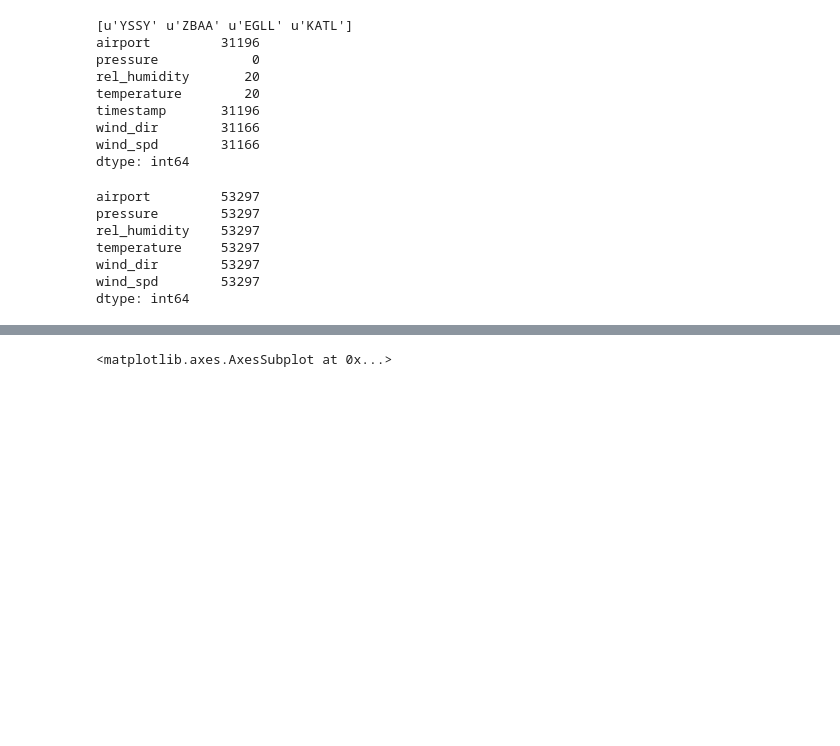
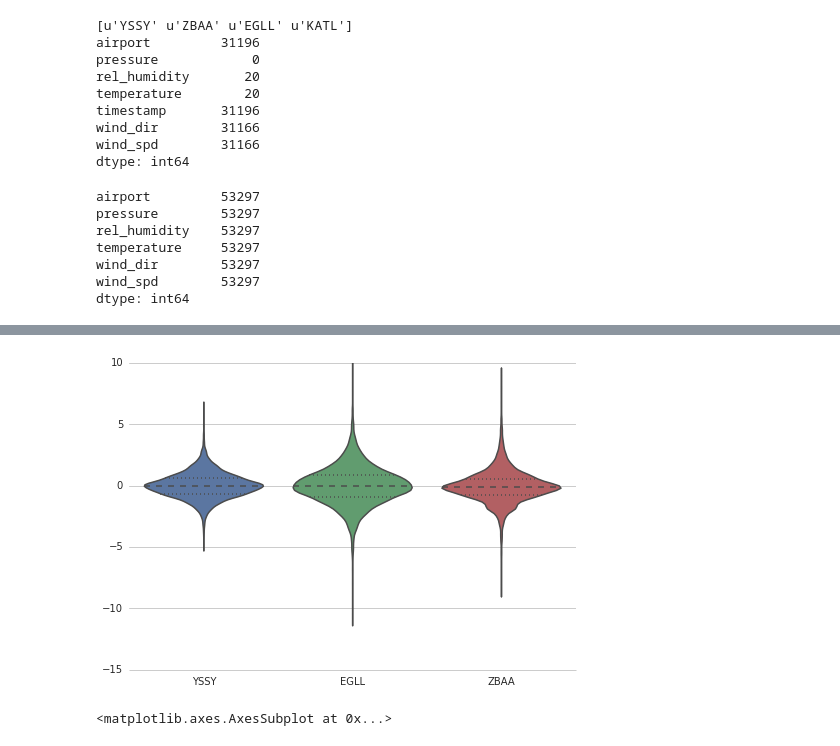
Before and after one commit to monkeybutter/aeroweather, a Jupyter notebook: analysis.ipynb, the cells around one changed output, grey strips where cells are left out. Saved outputs shown, nothing was run; the diff lists cells and outputs as text; code cells hidden in the pictures; blank space fills up the shorter version.

```diff
--- a/analysis.ipynb
+++ b/analysis.ipynb
@@ -294,3 +334,29 @@ dtype: int64
+# %%
+import pandas as pd
+import seaborn as sb
+import json
+
+with open('/Users/monkeybutter/Dropbox/Data for Tree/Results/yssy_metar_wind_spd_100.json') as data_file:
+    data = json.load(data_file)
+
+egll = pd.Series(data)
+
+with open('/Users/monkeybutter/Dropbox/Data for Tree/Results/egll_metar_wind_spd_100.json') as data_file:
+    data = json.load(data_file)
+
+yssy = pd.Series(data)
+
+
+with open('/Users/monkeybutter/Dropbox/Data for Tree/Results/zbaa_metar_wind_spd_100.json') as data_file:
+    data = json.load(data_file)
+
+zbaa= pd.Series(data)
+
+sb.set(style="whitegrid")
+sb.violinplot([yssy, egll, zbaa], names=['YSSY','EGLL','ZBAA'])
+sb.despine(left=True)
+# %% [output]
+[figure, added]
 # %%
 """
 indexed_df = indexed_df.resample('3H')
```
Also changed, not shown: parts of 5 cells of this notebook, 1 other file.
